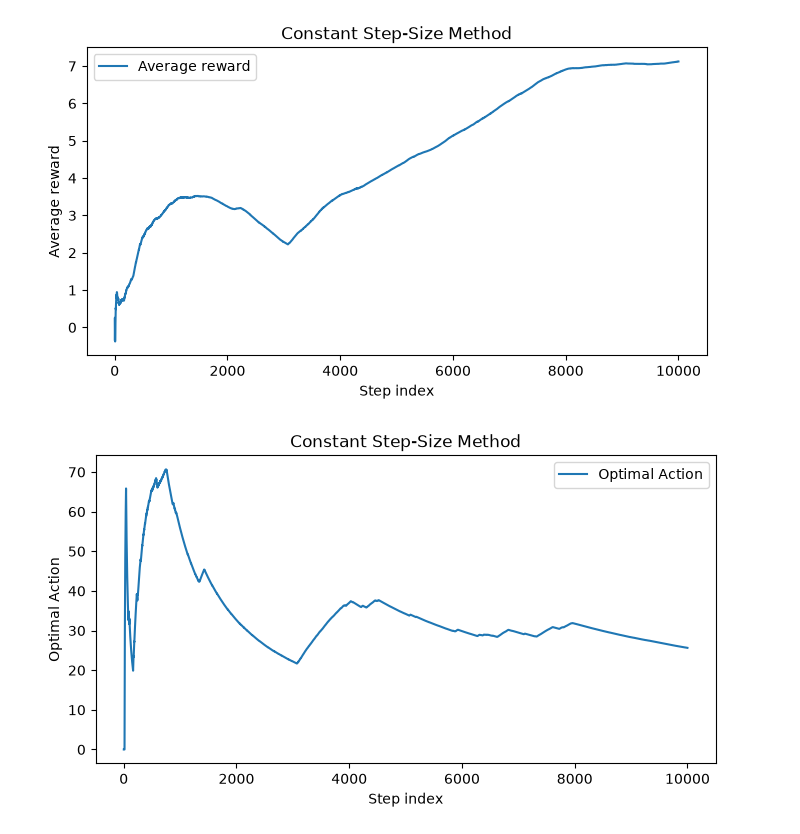
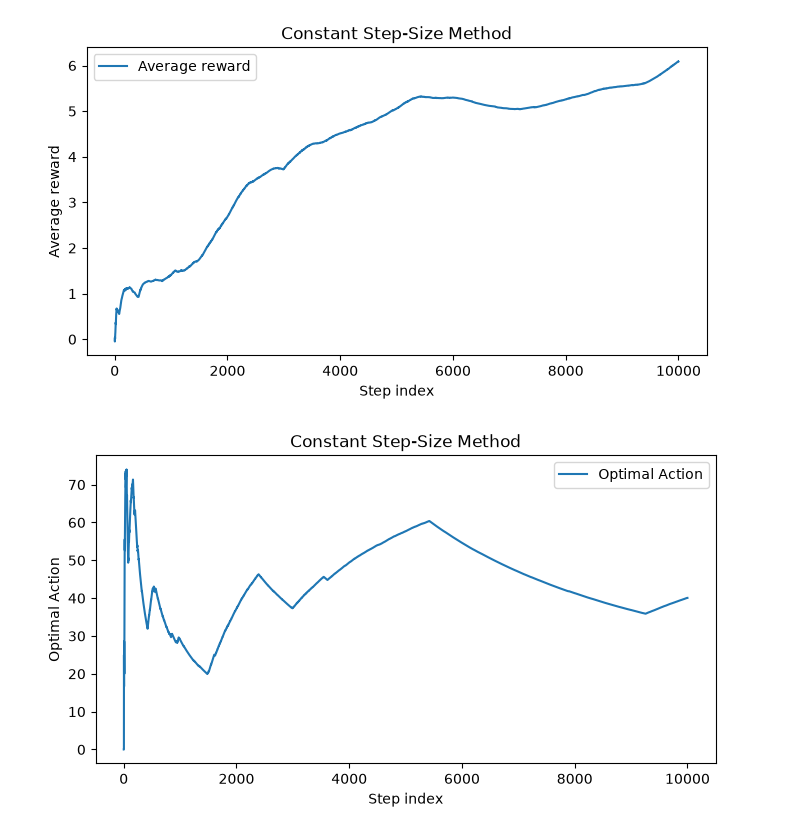
Before and after one commit to shubhammane77/rl-games, a Jupyter notebook: Ten_Bandit.ipynb, the cells around one changed output. Cells and saved outputs as stored; diff of their text form; code cells hidden in the pictures.

Commit message:
optimal action graph for constant step size

```diff
--- a/Ten_Bandit.ipynb
+++ b/Ten_Bandit.ipynb
@@ -11,6 +31,9 @@ longer runs, say of 10,000 steps.
 # Let's do RL for bandit problem
 # sample averages, incrementally computed
 # Qn+1= Qn +1/n(Rn-Qn),
+import numpy as np
+import matplotlib.pyplot as plt
+
 epsilon = 0.1
 
 Q_values = np.zeros(10)
@@ -37,7 +60,7 @@ for i in range(1, 10_000):
 
     optimal_action_percentage.append((time_taken_optimal_action / i)*100)
     # Observe reward
-    reward = np.random.normal(Q_star_values[action], 1)
+    reward = Q_star_values[action]
     N_action[action] +=1
     # Constant step-size update
     Q_values[action] += (1/N_action[action]) * (
@@ -50,35 +73,35 @@ for i in range(1, 10_000):
 
 
 plt.figure(figsize=(8, 4))
 
 plt.plot(
     range(1, 10_000),
     Average_Reward_History,
     label="Average reward"
 )
 
 plt.xlabel("Step index")
 plt.ylabel("Average reward")
 plt.title("Constant Step-Size Method")
 plt.legend()
 plt.show()
 
 plt.figure(figsize=(8, 4))
 
 plt.plot(
     range(1, 10_000),
     optimal_action_percentage,
     label="Optimal Action"
 )
 
 plt.xlabel("Step index")
 plt.ylabel("Optimal Action")
 plt.title("Constant Step-Size Method")
 plt.legend()
 plt.show()
 # %% [output]
-[figure, old version]
+[figure, new version]
-[figure, old version]
+[figure, new version]
 # %%
 
 # #action-value method using a constant step-size parameter,  alpha = 0.1. Use epsilon = 0.1 and
```
Also changed, not shown: parts of 2 cells of this notebook, 1 other file.
